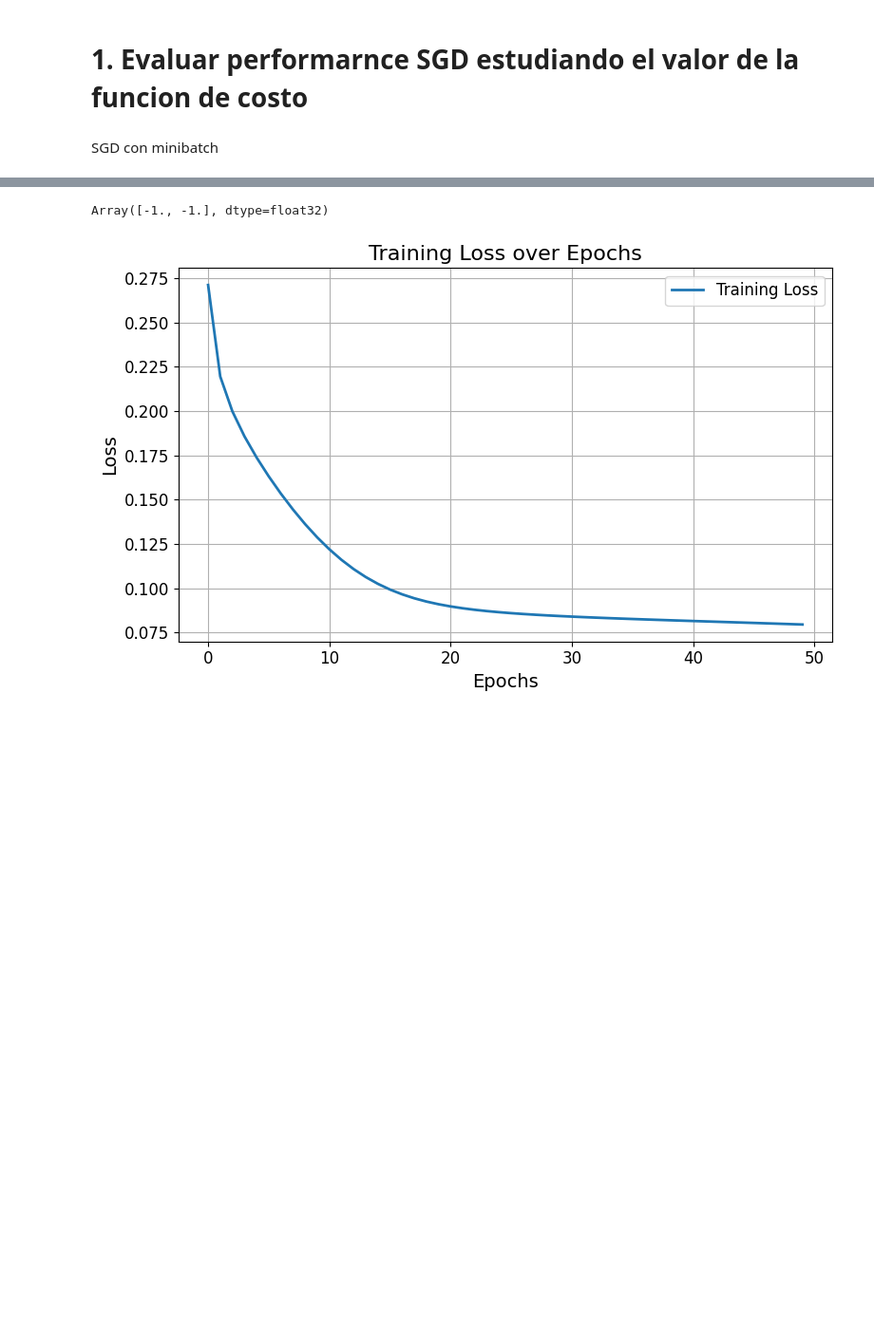
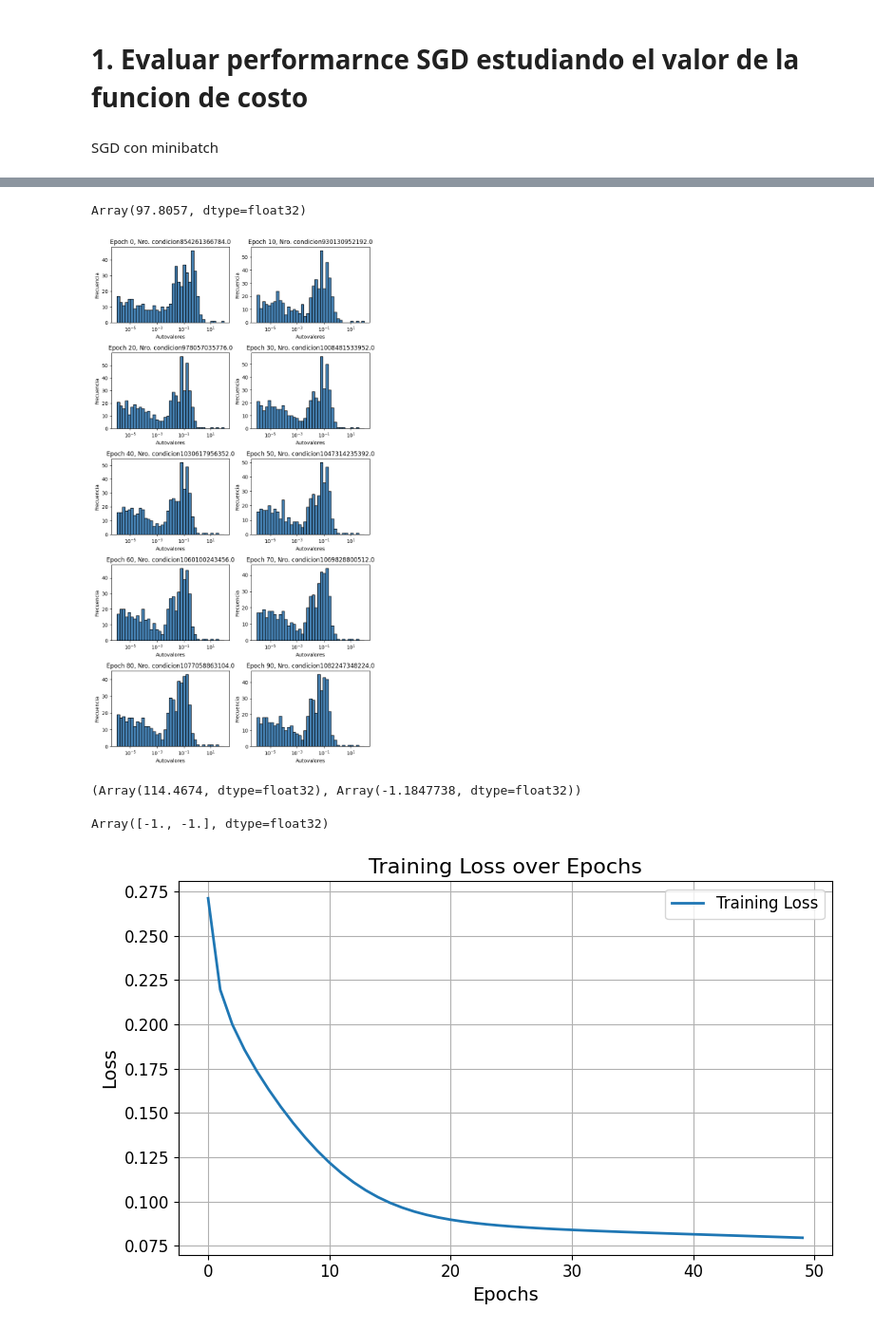
Before and after one commit to vms10/tp_optimizacion, a Jupyter notebook: doc.ipynb, the cells around one changed output, grey strips where cells are left out. Shown at 95% size. Drawn from its saved outputs; the diff is of its cells as text; code cells hidden in the pictures; blank space fills up the shorter version.

```diff
--- a/doc.ipynb
+++ b/doc.ipynb
@@ -36,13 +53,14 @@ ff = field.reshape(-1, 1)
 SGD con minibatch
 # %%
 # Parameters
-num_epochs = 50
+num_epochs = 200
 params = init_network_params(layer_sizes, random.key(0))
 params = pack_params(params)
-batch_size=32
+batch_size=512
 
 # optimizer
-update = update_sgd
+#update = update_sgd
+update = update_adam
 step_size = 0.001
 
 # initialize gradients
@@ -53,6 +71,7 @@ aux = jnp.square(grads) # necesario para optimizador, paso anterior
 log_train = []
 log_grads = []
 log_activations = []
+log_hessian = []
 for epoch in range(num_epochs):
     # Update on each batch
     idxs = random.permutation(random.key(0), xx.shape[0])
@@ -61,12 +80,13 @@ for epoch in range(num_epochs):
 
     train_loss= loss(params, xx, ff)
     log_train.append(train_loss.item()) # funcion de costo
-    if epoch % 10 == 0:
+    if epoch % 20 == 0:
         log_grads.append(grads) # un array de shape 4000 aprox
         # Obtener activaciones sobre todo el dataset
         outputs, activations = batched_predict_with_activations(params, xx) # para toda la imagen xx= (77184, 2)
        # outputs, activations = batched_predict_with_activations(params, xi)
         # activations es una lista de arrays, uno por capa, de shape (N, neurons_in_layer)
         log_activations.append(activations)
+        log_hessian.append(compute_hessian(params, xi, yi))
         print(f"Epoch {epoch}, Loss: {train_loss}")
 # %% [output]
@@ -78,3 +94,51 @@ Epoch 40, Loss: 0.08159377425909042
+# %%
+eigvals.max()
+# %% [output]
+Array(97.8057, dtype=float32)
+# %%
+import matplotlib.pyplot as plt
+import jax.numpy as jnp
+
+num_epochs = len(log_hessian)
+ncols = 2  # columnas por fila
+nrows = (num_epochs + ncols - 1) // ncols  # filas necesarias
+
+fig, axes = plt.subplots(nrows, ncols, figsize=(4*ncols, 3*nrows))
+axes = axes.flatten()  # aplanamos para indexar fácil
+
+for i, hessian in enumerate(log_hessian):
+    eigvals, _ = jnp.linalg.eigh(hessian)
+    eigvals = jnp.array(eigvals)
+    abs_eig = jnp.abs(eigvals)
+
+
+    # Para evitar división por cero en autovalores muy chicos
+    lambda_max = jnp.max(abs_eig)
+    lambda_min = jnp.clip(jnp.min(abs_eig), a_min=1e-10)  # evitar división por 0
+
+
+    bins = jnp.logspace(jnp.log10(0.000001), jnp.log10(100), num=40)
+
+  #  axes[i].hist(eigvals, bins=40, color="steelblue", edgecolor="black")
+    axes[i].hist(eigvals, bins=bins, color="steelblue", edgecolor="black")
+    axes[i].set_title(f"Epoch {i*10}, Nro. condicion{lambda_max / lambda_min}")  # o el número real si lo tenés
+    axes[i].set_xlabel("Autovalores")
+    axes[i].set_ylabel("Frecuencia")
+    axes[i].set_xscale("log")  # ← Escala log en eje Y (frecuencia)
+
+
+# Apagar subplots vacíos si hay
+for j in range(i+1, len(axes)):
+    axes[j].axis("off")
+
+plt.tight_layout()
+plt.show()
+# %% [output]
+[figure, added]
+# %%
+max(eigvals), min(eigvals)
+# %% [output]
+(Array(114.4674, dtype=float32), Array(-1.1847738, dtype=float32))
 # %%
 xx[0]
 # %% [output]
```
Also changed, not shown: parts of 7 cells of this notebook, 1 other file.
